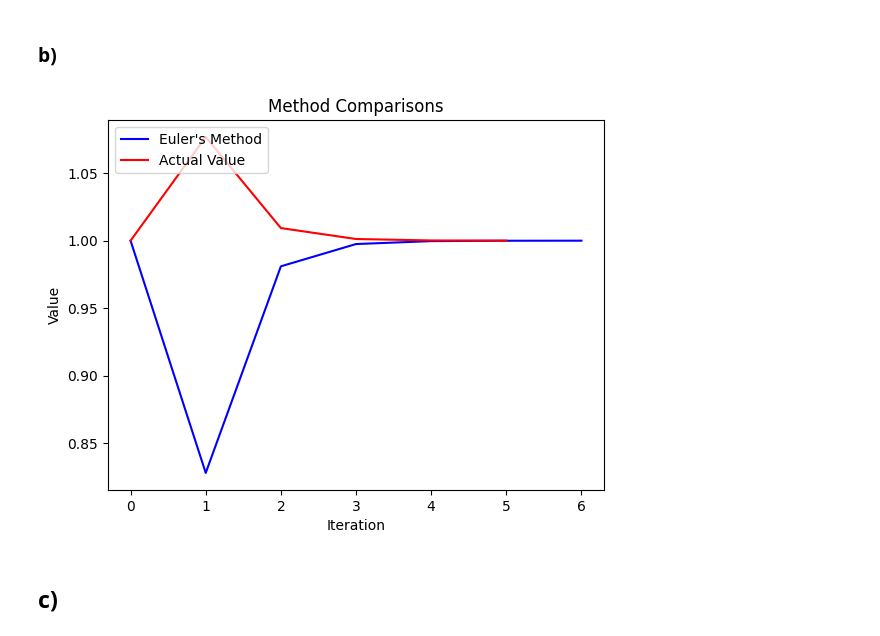
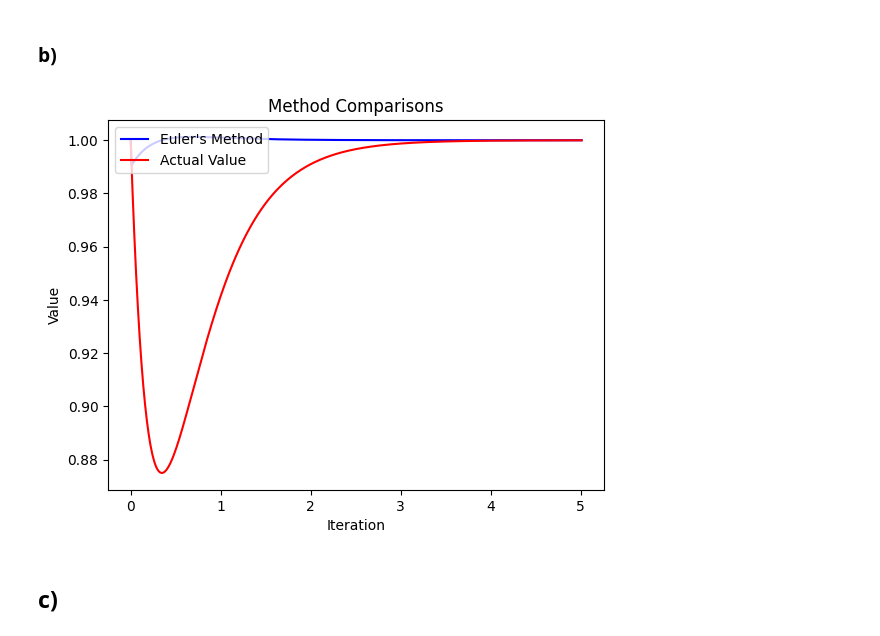
Before and after one commit to Tazering/UVA-CS, a Jupyter notebook: CS-6501_Zhang/PS2/PS2/PS2_Q2/code+data/PS2_Q2.ipynb, the cells around one changed output. Drawn from its saved outputs; the diff is of its cells as text; code cells hidden in the pictures.

```diff
--- a/CS-6501_Zhang/PS2/PS2/PS2_Q2/code+data/PS2_Q2.ipynb
+++ b/CS-6501_Zhang/PS2/PS2/PS2_Q2/code+data/PS2_Q2.ipynb
@@ -10,32 +10,32 @@ import math
 The derivative function
 """
 def derivative(t):
-  return -2 * math.exp(-4 * t) - math.exp(-2 * t)
+  return -2 * math.exp(-4 * t) + math.exp(-2 * t)
 
 """
 The actual function
 """
 def function(t):
-  return 1 + (1/2) * math.exp(-4 * t) + (1/2) * math.exp(-2 * t)
+  return 1 + (1/2) * math.exp(-4 * t) - (1/2) * math.exp(-2 * t)
 # %% [markdown]
 ### **b)**
 # %%
 """
 This function calculates Euler's method integration.
 """
-def euler_method(derivative, target_value, initial_condition_value, h = 1):
+def euler_method(derivative, target_value, initial_condition_value, h = .01):
   output = []
   x_values = [0]
   output.append(initial_condition_value)
 
   idx = 1
-  t_value = 0
+  t = 0
 
-  while t_value <= target_value: # loop until we reach the highest value
-    t_value += h
+  while t <= target_value: # loop until we reach the highest value
+    t += h
 
-    x_values.append(t_value)
-    output.append(output[idx - 1] + h * derivative(t_value))
+    x_values.append(t)
+    output.append(output[idx - 1] + h * derivative(t))
 
 
   return output, x_values
@@ -43,31 +43,37 @@ def euler_method(derivative, target_value, initial_condition_value, h = 1):
 """
 This function is for calculating the actual values of y
 """
-def actual_values(function, t, initial_condition_value):
+def actual_values(function, target_value, initial_condition_value, h = .01):
   output = []
   output.append(initial_condition_value)
+  x_values = [0]
 
-  # loop over t
-  for t_val in t:
-    output.append(function(t_val))
+  # increment and loop over t
+  t = 0
 
-  return output
+  while t <= target_value: # loop through until values are reached
+    t += h
+    x_values.append(t)
+    output.append(function(t))
+
+  return output, x_values
 # %%
-t = 5
-t_list = [1, 2, 3, 4, 5]
 
-euler_method_output, x_values = euler_method(derivative = derivative, target_value = t, initial_condition_value= 1)
-actual_method_output = actual_values(function = function, t = t_list, initial_condition_value= 1)
+# t_list = [1, 2, 3, 4, 5]
+# t_list = np.linspace(0, 5, 100)
+
+euler_method_output, x_values = euler_method(derivative = derivative, target_value = 5, initial_condition_value= 1)
+actual_method_output, actual_x_values = actual_values(function = function, target_value = 5, initial_condition_value= 1)
 # %%
 plt.plot(x_values, euler_method_output, color = 'blue', label = "Euler's Method")
-plt.plot(actual_method_output, color = 'red', label = "Actual Value")
+plt.plot(actual_x_values, actual_method_output, color = 'red', label = "Actual Value")
 plt.title("Method Comparisons")
 plt.xlabel("Iteration")
 plt.ylabel("Value")
 plt.legend(loc = "upper left")
 plt.show()
 # %% [output]
-[figure, old version]
+[figure, new version]
 # %% [markdown]
 ## **c)**
 # %%
```
Also changed, not shown: parts of 3 cells of this notebook.
